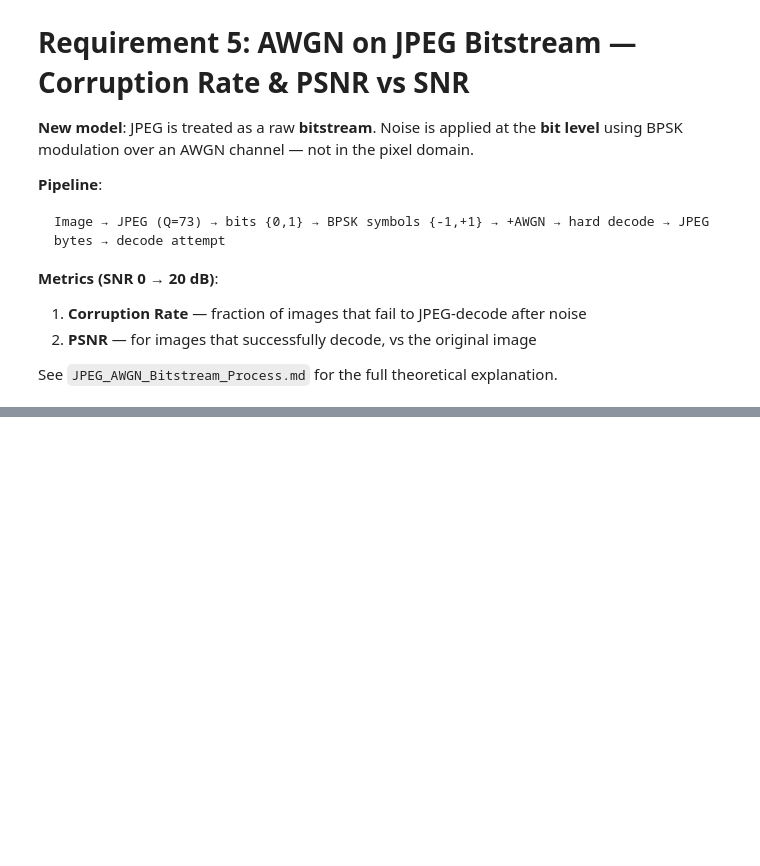
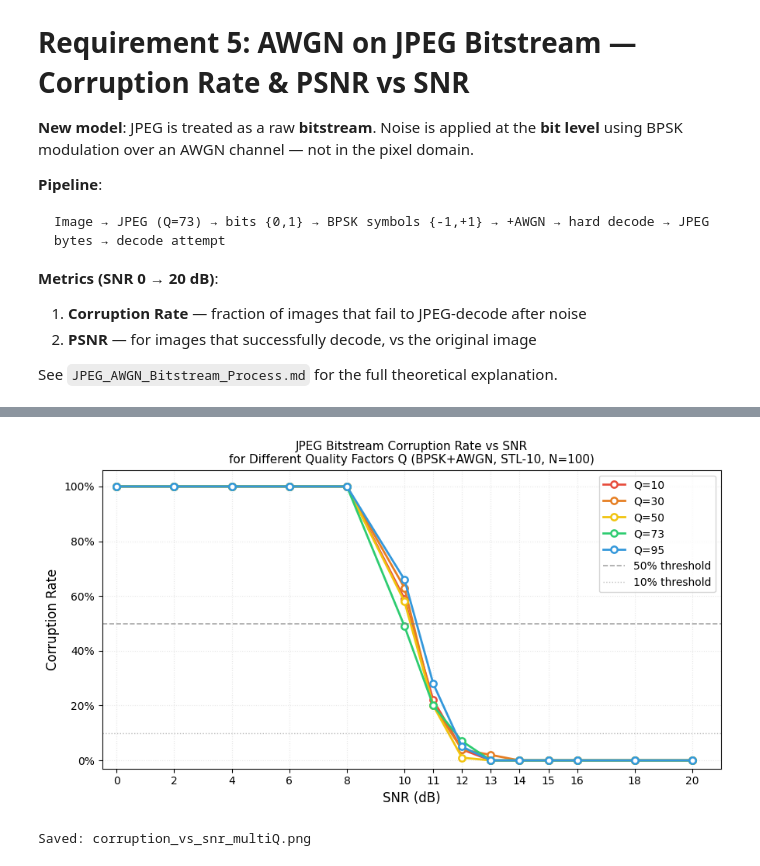
Before and after one commit to Lolmantran/ToR-2026, a Jupyter notebook: main.ipynb, the cells around one changed output, grey strips where cells are left out. Drawn from its saved outputs; the diff is of its cells as text; code cells hidden in the pictures; blank space fills up the shorter version.

```diff
--- a/main.ipynb
+++ b/main.ipynb
@@ -500,0 +859,34 @@ Saved: psnr_noncorrupted_vs_snr.png
+# %%
+# ── Figure 1: Corruption Rate vs SNR — all Q values ──────────────────────────
+
+colors_q = ['#e74c3c', '#e67e22', '#f1c40f', '#2ecc71', '#3498db']
+
+fig, ax = plt.subplots(figsize=(9, 5))
+
+for q, col in zip(Q_TEST, colors_q):
+    ax.plot(SNR_MQ, mq_corruption[q], marker='o', markersize=6,
+            linewidth=2, color=col, label=f'Q={q}',
+            markerfacecolor='white', markeredgewidth=1.8)
+
+ax.axhline(0.5, color='gray', linestyle='--', linewidth=1.2, alpha=0.7,
+           label='50% threshold')
+ax.axhline(0.1, color='gray', linestyle=':', linewidth=1.0, alpha=0.5,
+           label='10% threshold')
+
+ax.set_xlabel('SNR (dB)', fontsize=12)
+ax.set_ylabel('Corruption Rate', fontsize=12)
+ax.set_title('JPEG Bitstream Corruption Rate vs SNR\nfor Different Quality Factors Q'
+             f' (BPSK+AWGN, STL-10, N={N_MQ})', fontsize=11)
+ax.set_xlim(-0.5, 21); ax.set_ylim(-0.03, 1.06)
+ax.set_xticks(SNR_MQ)
+ax.yaxis.set_major_formatter(plt.matplotlib.ticker.PercentFormatter(xmax=1))
+ax.grid(True, alpha=0.3, linestyle=':')
+ax.legend(fontsize=10, loc='upper right')
+
+plt.tight_layout()
+plt.savefig('corruption_vs_snr_multiQ.png', dpi=150, bbox_inches='tight')
+plt.show()
+print("Saved: corruption_vs_snr_multiQ.png")
+# %% [output]
+[figure, added]
+Saved: corruption_vs_snr_multiQ.png
```
Also changed, not shown: parts of 10 cells of this notebook.
